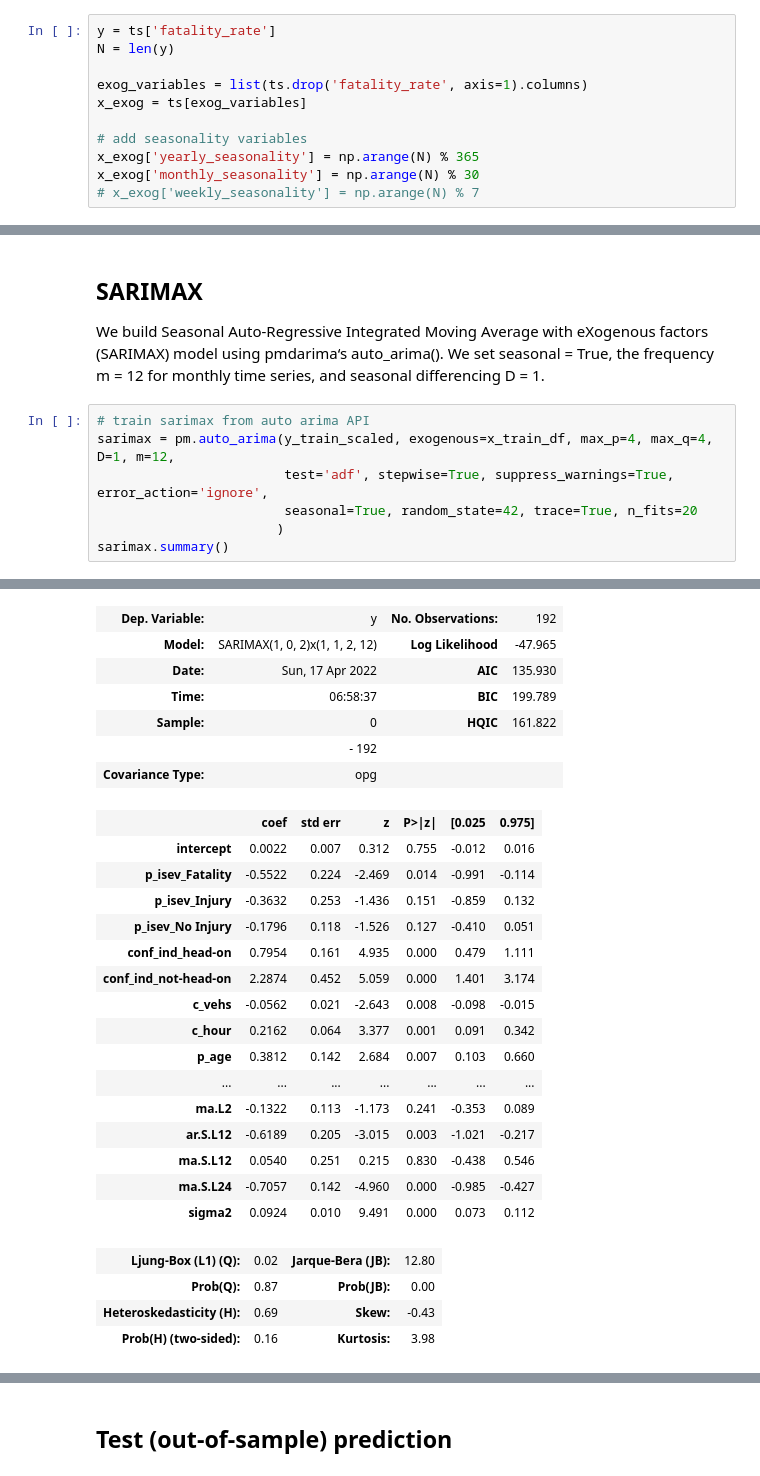
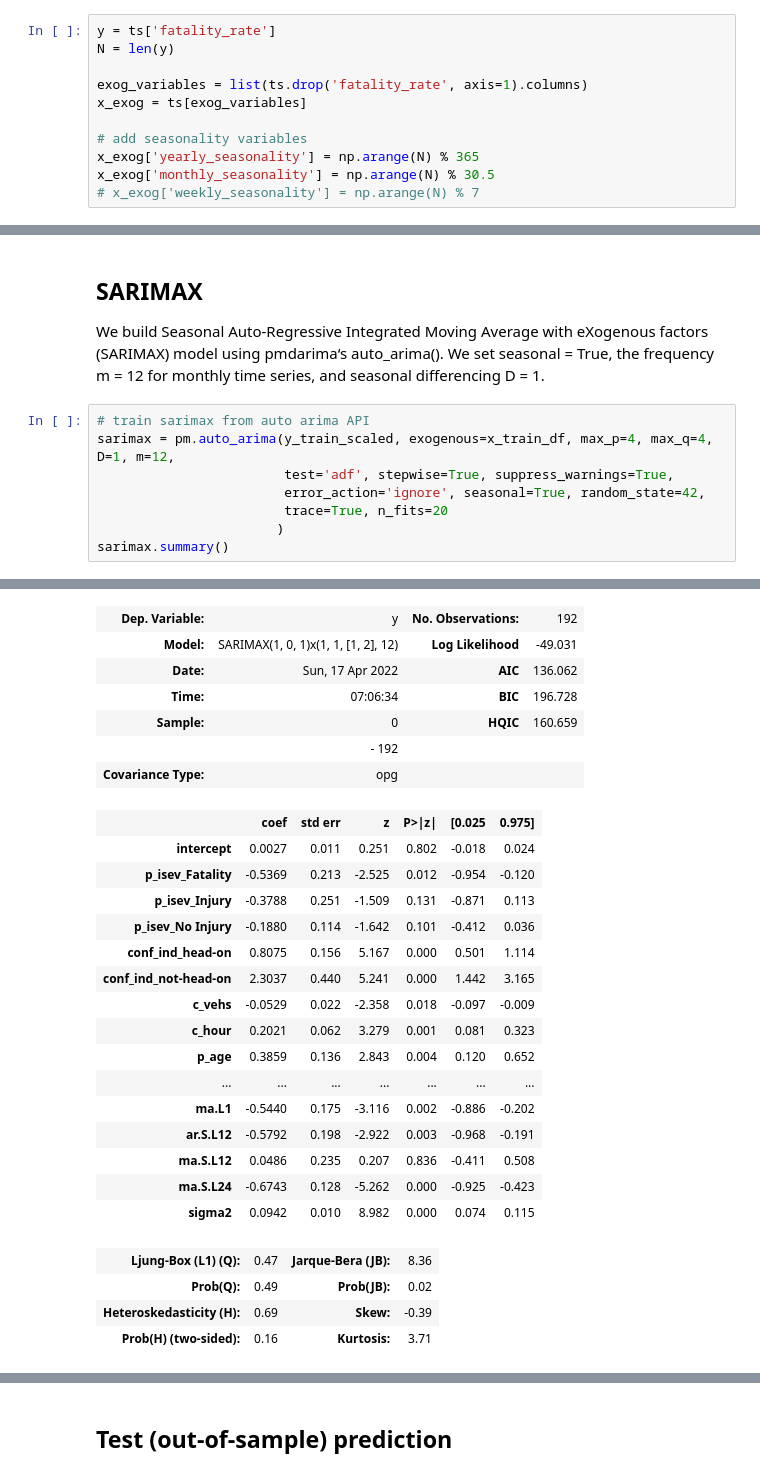
Before and after one commit to Owerre/Time-Series-Forecasting, a Jupyter notebook: fatality-forecast/notebooks/03-auto_arima.ipynb, the cells around one changed output, grey strips where cells are left out. Saved outputs shown, nothing was run; the diff lists cells and outputs as text.

```diff
--- a/fatality-forecast/notebooks/03-auto_arima.ipynb
+++ b/fatality-forecast/notebooks/03-auto_arima.ipynb
@@ -69,7 +69,7 @@ x_exog = ts[exog_variables]
 
 # add seasonality variables
 x_exog['yearly_seasonality'] = np.arange(N) % 365
-x_exog['monthly_seasonality'] = np.arange(N) % 30
+x_exog['monthly_seasonality'] = np.arange(N) % 30.5
 # x_exog['weekly_seasonality'] = np.arange(N) % 7
 # %%
 train_start, train_end = '1999-01-01','2014-12-01'
@@ -100,8 +100,9 @@ We build Seasonal Auto-Regressive Integrated Moving Average with eXogenous facto
 # %%
 # train sarimax from auto arima API
 sarimax = pm.auto_arima(y_train_scaled, exogenous=x_train_df, max_p=4, max_q=4, D=1, m=12,
-                        test='adf', stepwise=True, suppress_warnings=True, error_action='ignore',
-                        seasonal=True, random_state=42, trace=True, n_fits=20
+                        test='adf', stepwise=True, suppress_warnings=True,
+                        error_action='ignore', seasonal=True, random_state=42,
+                        trace=True, n_fits=20
                        )
 sarimax.summary()
 # %% [output]
@@ -125,30 +126,30 @@ Total fit time: 154.072 seconds
 SARIMAX Results
 | Dep. Variable: | y | No. Observations: | 192 |
-| Model: | SARIMAX(1, 0, 2)x(1, 1, 2, 12) | Log Likelihood | -47.965 |
-| Date: | Sun, 17 Apr 2022 | AIC | 135.930 |
-| Time: | 06:58:37 | BIC | 199.789 |
-| Sample: | 0 | HQIC | 161.822 |
+| Model: | SARIMAX(1, 0, 1)x(1, 1, [1, 2], 12) | Log Likelihood | -49.031 |
+| Date: | Sun, 17 Apr 2022 | AIC | 136.062 |
+| Time: | 07:06:34 | BIC | 196.728 |
+| Sample: | 0 | HQIC | 160.659 |
 |  | - 192 |  |  |
 | Covariance Type: | opg |  |  |
 |  | coef | std err | z | P>|z| | [0.025 | 0.975] |
-| intercept | 0.0022 | 0.007 | 0.312 | 0.755 | -0.012 | 0.016 |
-| p_isev_Fatality | -0.5522 | 0.224 | -2.469 | 0.014 | -0.991 | -0.114 |
-| p_isev_Injury | -0.3632 | 0.253 | -1.436 | 0.151 | -0.859 | 0.132 |
-| p_isev_No Injury | -0.1796 | 0.118 | -1.526 | 0.127 | -0.410 | 0.051 |
-| conf_ind_head-on | 0.7954 | 0.161 | 4.935 | 0.000 | 0.479 | 1.111 |
-| conf_ind_not-head-on | 2.2874 | 0.452 | 5.059 | 0.000 | 1.401 | 3.174 |
-| c_vehs | -0.0562 | 0.021 | -2.643 | 0.008 | -0.098 | -0.015 |
-| c_hour | 0.2162 | 0.064 | 3.377 | 0.001 | 0.091 | 0.342 |
-| p_age | 0.3812 | 0.142 | 2.684 | 0.007 | 0.103 | 0.660 |
+| intercept | 0.0027 | 0.011 | 0.251 | 0.802 | -0.018 | 0.024 |
+| p_isev_Fatality | -0.5369 | 0.213 | -2.525 | 0.012 | -0.954 | -0.120 |
+| p_isev_Injury | -0.3788 | 0.251 | -1.509 | 0.131 | -0.871 | 0.113 |
+| p_isev_No Injury | -0.1880 | 0.114 | -1.642 | 0.101 | -0.412 | 0.036 |
+| conf_ind_head-on | 0.8075 | 0.156 | 5.167 | 0.000 | 0.501 | 1.114 |
+| conf_ind_not-head-on | 2.3037 | 0.440 | 5.241 | 0.000 | 1.442 | 3.165 |
+| c_vehs | -0.0529 | 0.022 | -2.358 | 0.018 | -0.097 | -0.009 |
+| c_hour | 0.2021 | 0.062 | 3.279 | 0.001 | 0.081 | 0.323 |
+| p_age | 0.3859 | 0.136 | 2.843 | 0.004 | 0.120 | 0.652 |
 | ... | ... | ... | ... | ... | ... | ... |
-| ma.L2 | -0.1322 | 0.113 | -1.173 | 0.241 | -0.353 | 0.089 |
-| ar.S.L12 | -0.6189 | 0.205 | -3.015 | 0.003 | -1.021 | -0.217 |
-| ma.S.L12 | 0.0540 | 0.251 | 0.215 | 0.830 | -0.438 | 0.546 |
-| ma.S.L24 | -0.7057 | 0.142 | -4.960 | 0.000 | -0.985 | -0.427 |
-| sigma2 | 0.0924 | 0.010 | 9.491 | 0.000 | 0.073 | 0.112 |
+| ma.L1 | -0.5440 | 0.175 | -3.116 | 0.002 | -0.886 | -0.202 |
+| ar.S.L12 | -0.5792 | 0.198 | -2.922 | 0.003 | -0.968 | -0.191 |
+| ma.S.L12 | 0.0486 | 0.235 | 0.207 | 0.836 | -0.411 | 0.508 |
+| ma.S.L24 | -0.6743 | 0.128 | -5.262 | 0.000 | -0.925 | -0.423 |
+| sigma2 | 0.0942 | 0.010 | 8.982 | 0.000 | 0.074 | 0.115 |
-| Ljung-Box (L1) (Q): | 0.02 | Jarque-Bera (JB): | 12.80 |
-| Prob(Q): | 0.87 | Prob(JB): | 0.00 |
-| Heteroskedasticity (H): | 0.69 | Skew: | -0.43 |
-| Prob(H) (two-sided): | 0.16 | Kurtosis: | 3.98 |
+| Ljung-Box (L1) (Q): | 0.47 | Jarque-Bera (JB): | 8.36 |
+| Prob(Q): | 0.49 | Prob(JB): | 0.02 |
+| Heteroskedasticity (H): | 0.69 | Skew: | -0.39 |
+| Prob(H) (two-sided): | 0.16 | Kurtosis: | 3.71 |
 Warnings:
 [1] Covariance matrix calculated using the outer product of gradients (complex-step).
```
Also changed, not shown: parts of 3 cells of this notebook.
